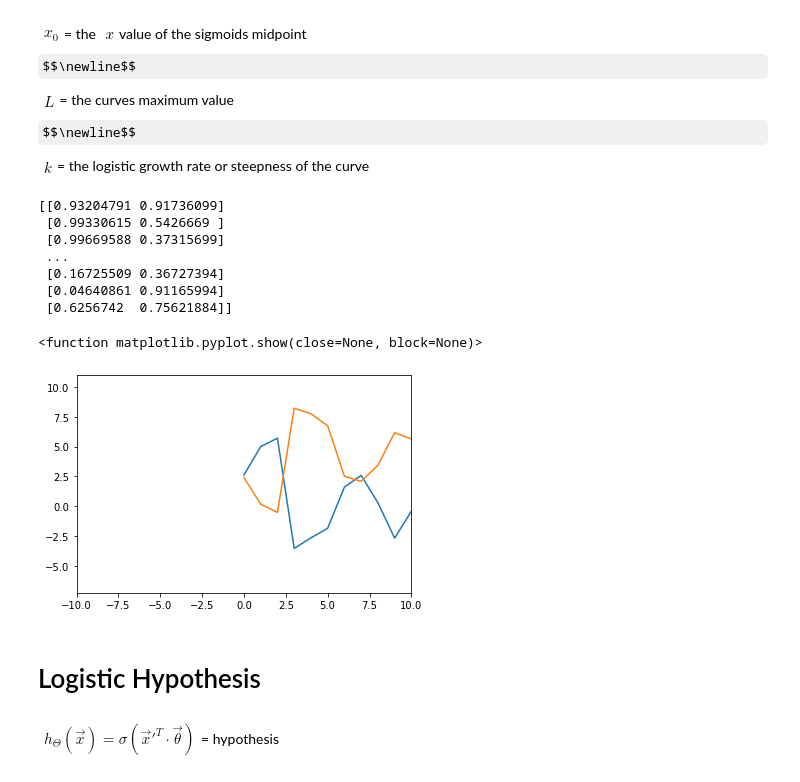
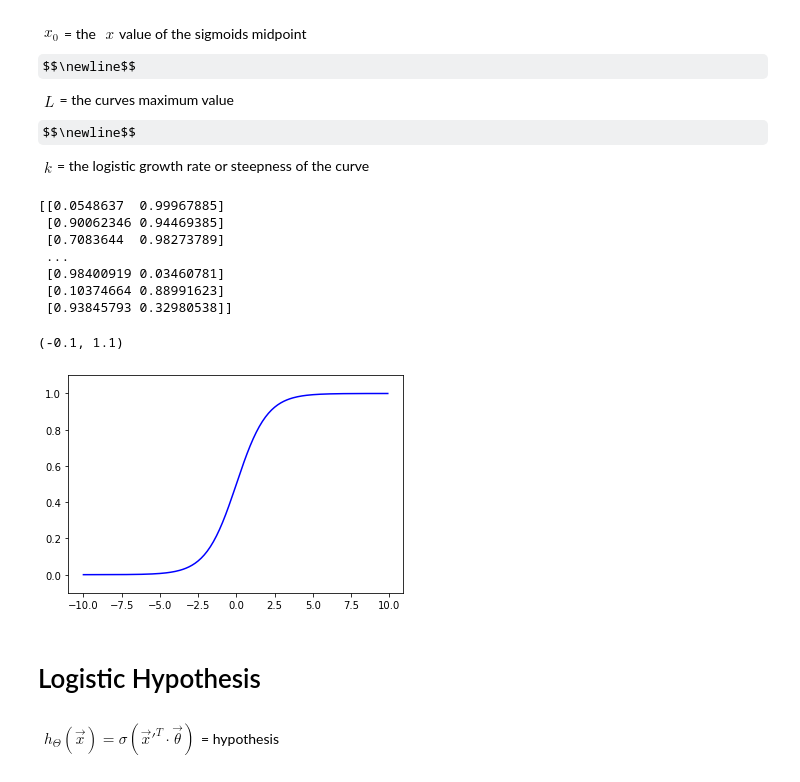
Before and after one commit to yachty66/Jupyter-Notebook-fun, a Jupyter notebook: ML1/Logistic_regression/exercise-logistic-regression-max.ipynb, the cells around one changed output. Saved outputs shown, nothing was run; the diff lists cells and outputs as text; code cells hidden in the pictures; some formulas as TeX source.

```diff
--- a/ML1/Logistic_regression/exercise-logistic-regression-max.ipynb
+++ b/ML1/Logistic_regression/exercise-logistic-regression-max.ipynb
@@ -50,32 +50,27 @@ $$\newline$$
 $\begin{align} k\end{align}$ = the logistic growth rate or steepness of the curve
 # %%
 def logistic_function(x):
-
     return (1/(1+e**(-x)))
-    #ich habe ein array mit 2000 positionen und ich muss auf jedes array die sigmoid function anwenden
-
-interResult = (map(logistic_function, X))
-#print(np.array(list(result)))
-endResult = np.array(list(interResult))
-print(endResult)
+print(logistic_function(X))
 # %% [output]
-[[0.93204791 0.91736099]
- [0.99330615 0.5426669 ]
- [0.99669588 0.37315699]
+[[0.0548637  0.99967885]
+ [0.90062346 0.94469385]
+ [0.7083644  0.98273789]
  ...
- [0.16725509 0.36727394]
- [0.04640861 0.91165994]
- [0.6256742  0.75621884]]
+ [0.98400919 0.03460781]
+ [0.10374664 0.88991623]
+ [0.93845793 0.32980538]]
 # %%
-#plotting the function
-plt.xlim([-10,10])
-plt.plot(X)
 
-plt.show
+###Why plotting in interval of [-10, 10]?
+
+a=np.arange(-10.,10,0.1)
+plt.plot(a, logistic_function(a), 'b-')
+plt.ylim(-.1, 1.1)
 # %% [output]
-<function matplotlib.pyplot.show(close=None, block=None)>
+(-0.1, 1.1)
-[figure, old version]
+[figure, new version]
-# %% [markdown]
-# Logistic Hypothesis
+# %% [markdown]
+# Logistic Hypothesis
 # %% [markdown]
 $\begin{align} h_\Theta(\vec x) = \sigma(\vec x'^T \cdot \vec \theta) \end{align}$ = hypothesis
```
Also changed, not shown: parts of 19 cells of this notebook, 3 other files.
